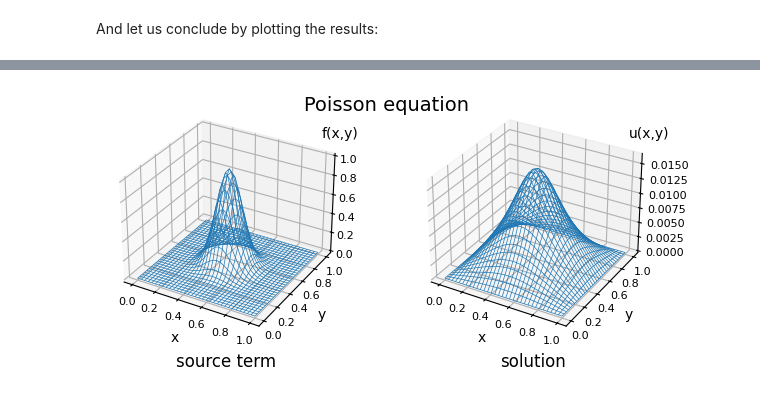
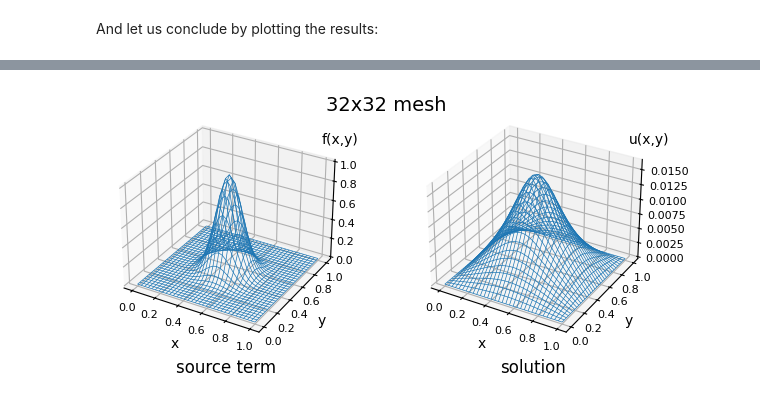
Before and after one commit to vacondio/py-fem-2d-simple, a Jupyter notebook: notebooks/densify.ipynb, the cells around one changed output, grey strips where cells are left out. Cells and saved outputs as stored; diff of their text form; code cells hidden in the pictures.

```diff
--- a/notebooks/densify.ipynb
+++ b/notebooks/densify.ipynb
@@ -61,7 +61,6 @@ import matplotlib.pyplot as plt
 def plotter(X, Y, Z1, Z2):
     """Plotter function for the source term and the solution of the Poisson equation"""
     fig = plt.figure(figsize=(6.4, 3.0))
-    fig.suptitle("Poisson equation", y= 0.95, fontsize=14)
 
     # first subplot: f(x, y), source term of the Poisson equation
     ax = fig.add_axes((0.0, 0.13, 0.5, 0.8), projection='3d')
@@ -82,8 +81,7 @@ def plotter(X, Y, Z1, Z2):
     ax.text2D(0.90, 0.85, "u(x,y)", transform=ax.transAxes)
     ax.plot_wireframe(X, Y, Z2, linewidths=0.5)
 
-    # plt.savefig("poisson.png")
-    plt.show()
+    return fig
 # %% [markdown]
 And let us conclude by plotting the results:
 # %%
@@ -104,5 +108,7 @@ plotter(x[2], y[2], f[2], u[2])
 # %%
 # 32x32 mesh
-plotter(x[3], y[3], f[3], u[3])
+fig = plotter(x[3], y[3], f[3], u[3])
+fig.suptitle("32x32 mesh", y= 0.97, fontsize=14)
+plt.show()
 # %% [output]
-[figure, old version]
+[figure, new version]
```
Also changed, not shown: parts of 3 cells of this notebook, 3 other files.
